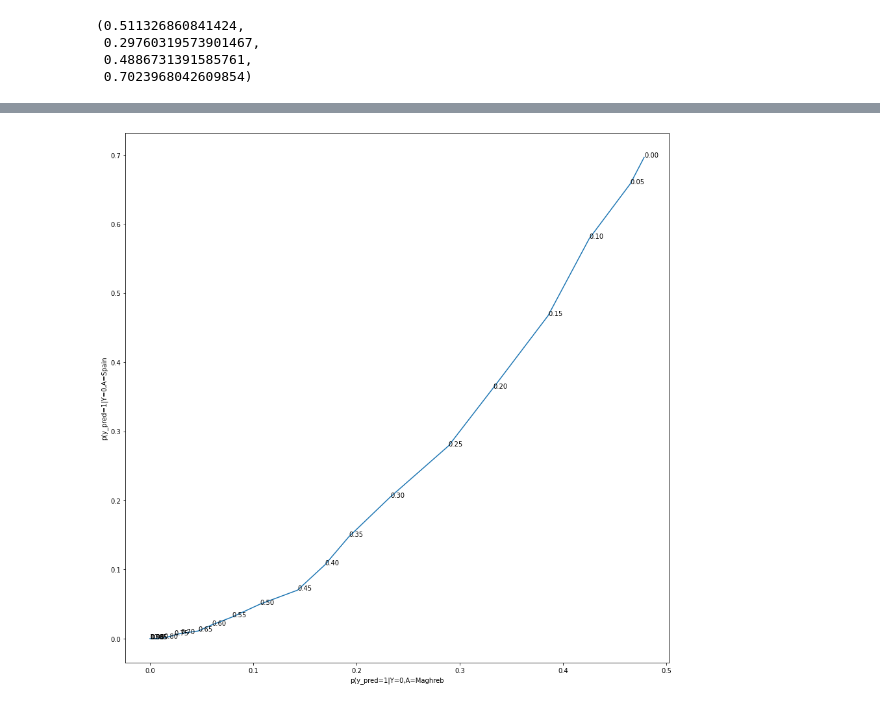
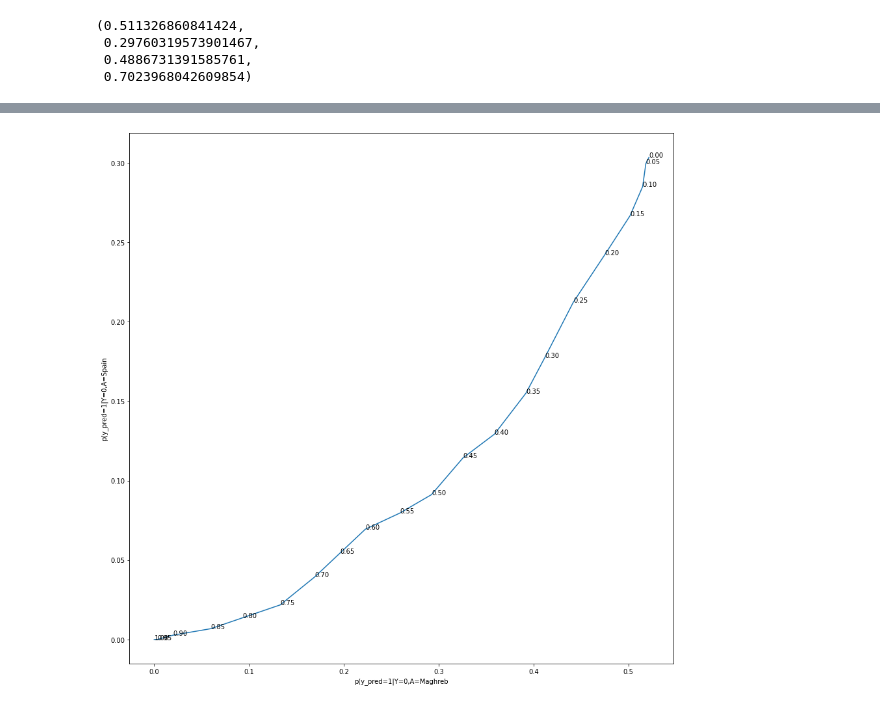
Before and after one commit to Starostka/algorithmic-fairness, a Jupyter notebook: exploration_oliver1.ipynb, the cells around one changed output, grey strips where cells are left out. Cells and saved outputs as stored; diff of their text form; code cells hidden in the pictures.

```diff
--- a/exploration_oliver1.ipynb
+++ b/exploration_oliver1.ipynb
@@ -365,3 +365,41 @@ Model does not pass independence test
  0.29760319573901467,
  0.4886731391585761,
  0.7023968042609854)
+# %%
+p_2s = []
+p_3s = []
+for th in np.linspace(1,0,21):
+    model.th = th
+    _,_,p_2,p_3 = test_seperation(model, X_test, y_test, "V4_area_origin", 2, 4, print_results=False)
+    p_2s.append(p_2)
+    p_3s.append(p_3)
+
+plt.figure(figsize=(15,15))
+plt.plot(p_2s, p_3s)
+
+plt.xlabel("p(y_pred=1|Y=0,A=Maghreb")
+plt.ylabel("p(y_pred=1|Y=0,A=Spain")
+
+# annotate each scatter point
+for i, txt in enumerate(np.linspace(1,0,21)):
+    plt.annotate(f"{txt:.2f}", (p_2s[i], p_3s[i]))
+
+p_2s = []
+p_3s = []
+for th in np.linspace(1,0,21):
+    model.th = th
+    p_2,p_3,_,_ = test_seperation(model, X_test, y_test, "V4_area_origin", 2, 4, print_results=False)
+    p_2s.append(p_2)
+    p_3s.append(p_3)
+
+plt.figure(figsize=(15,15))
+plt.plot(p_2s, p_3s, c="red")
+
+plt.xlabel("p(y_pred=1|Y=0,A=Maghreb")
+plt.ylabel("p(y_pred=1|Y=0,A=Spain")
+
+# annotate each scatter point
+for i, txt in enumerate(np.linspace(1,0,21)):
+    plt.annotate(f"{txt:.2f}", (p_2s[i], p_3s[i]))
+
+plt.show()
@@ -368,22 +409,22 @@ Model does not pass independence test
 # %%
 p_2s = []
 p_3s = []
 for th in np.linspace(1,0,21):
     model.th = th
-    _,_,p_2,p_3 = test_seperation(model, X_test, y_test, "V4_area_origin", 2, 4, print_results=False)
+    p_2,p_3,_,_ = test_seperation(model, X_test, y_test, "V4_area_origin", 2, 4, print_results=False)
     p_2s.append(p_2)
     p_3s.append(p_3)
 
 plt.figure(figsize=(15,15))
 plt.plot(p_2s, p_3s)
 
 plt.xlabel("p(y_pred=1|Y=0,A=Maghreb")
 plt.ylabel("p(y_pred=1|Y=0,A=Spain")
 
 # annotate each scatter point
 for i, txt in enumerate(np.linspace(1,0,21)):
     plt.annotate(f"{txt:.2f}", (p_2s[i], p_3s[i]))
 
 plt.show()
 # %% [output]
-[figure, old version]
+[figure, new version]
```
Also changed, not shown: parts of 1 cell of this notebook.
